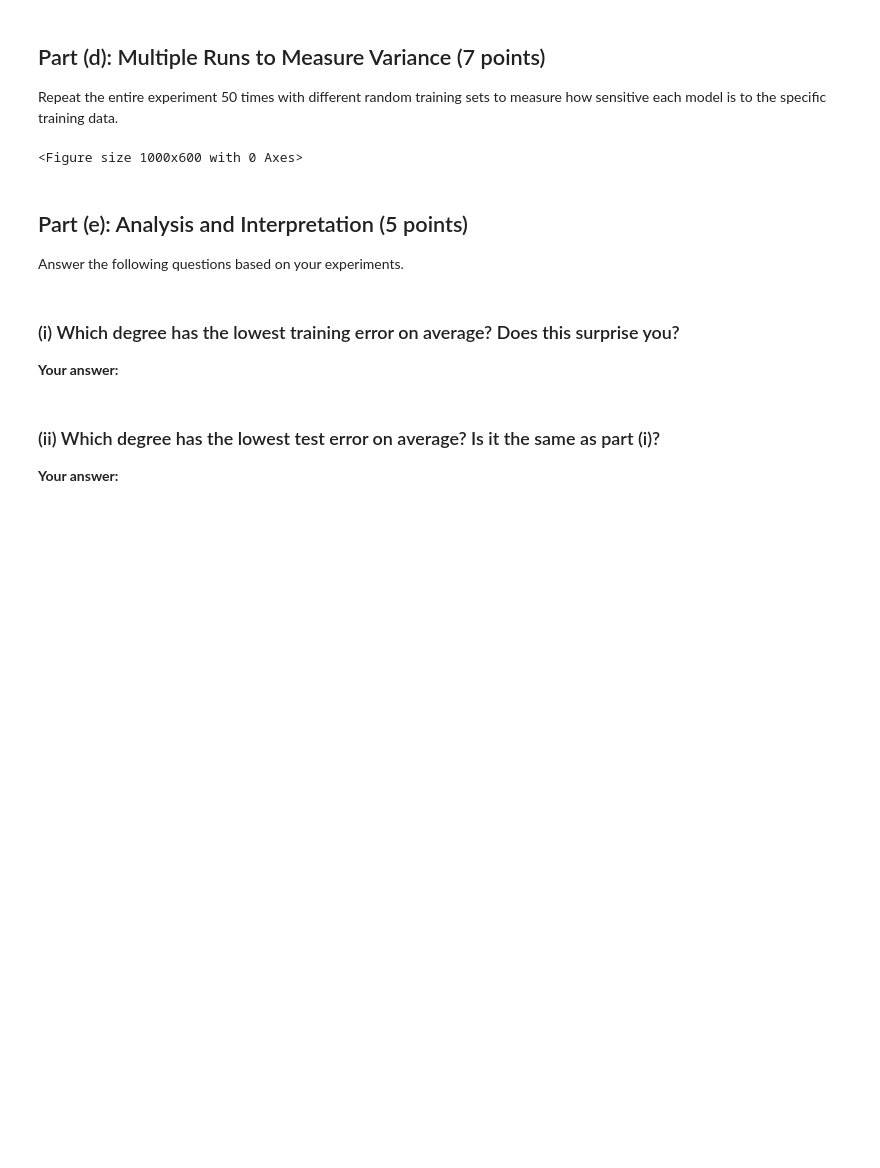
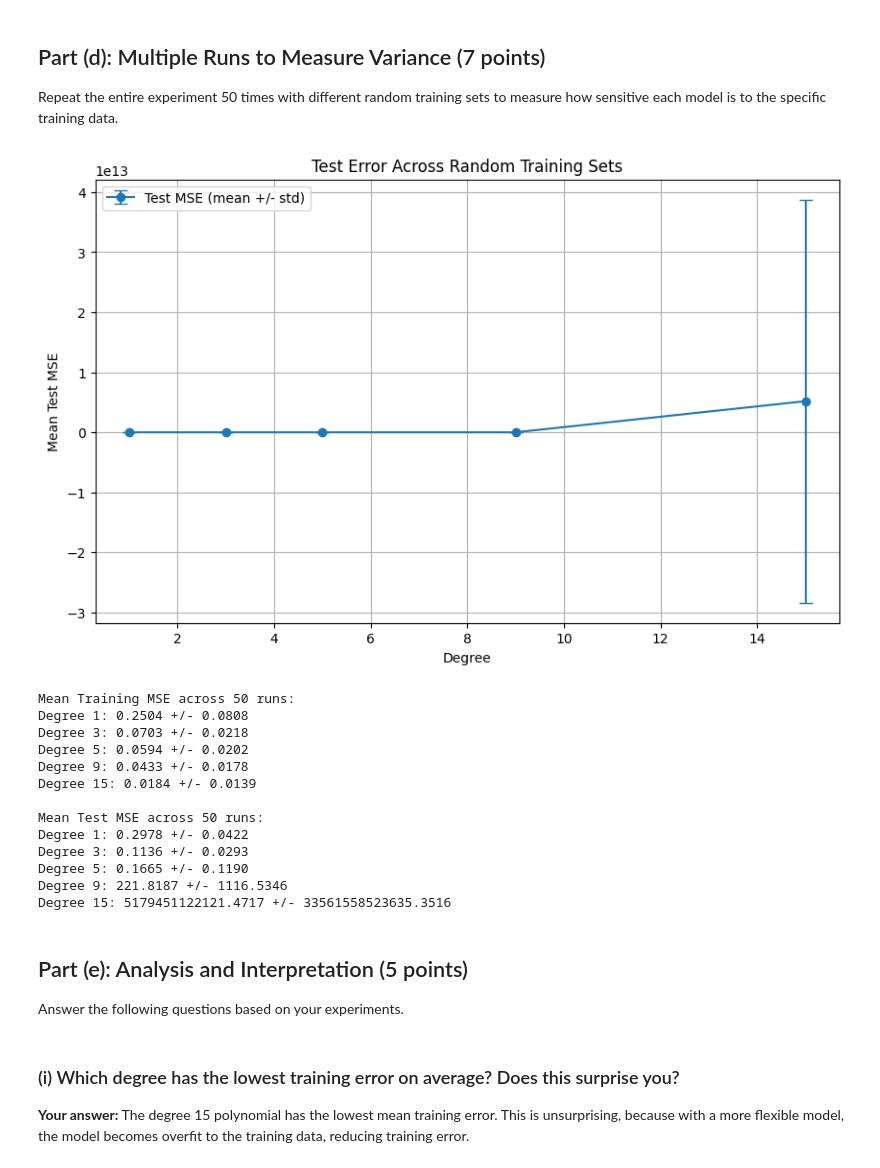
Before and after one commit to Archangel4148/Classwork, a Jupyter notebook: CS5480/Assignment 1/assignment1_coding.ipynb, the cells around one changed output. Saved outputs shown, nothing was run; the diff lists cells and outputs as text; code cells hidden in the pictures; blank space fills up the shorter version.

```diff
--- a/CS5480/Assignment 1/assignment1_coding.ipynb
+++ b/CS5480/Assignment 1/assignment1_coding.ipynb
@@ -183,6 +193,7 @@ Repeat the entire experiment 50 times with different random training sets to mea
 # %%
 n_runs = 50
 test_mse_runs = {d: [] for d in degrees}
+train_mse_runs = {d: [] for d in degrees}
 
 # Use a fixed test set for all runs (for fair comparison)
 np.random.seed(123)
@@ -192,45 +203,77 @@ y_test_fixed = true_function(X_test_fixed) + np.random.normal(0, 0.3, 100)
 for run in range(n_runs):
     # Generate new training data with different random seed
     X_train_run = np.random.uniform(0, 1, n_train)
     y_train_run = true_function(X_train_run) + np.random.normal(0, 0.3, n_train)
 
     for d in degrees:
         # TODO: Fit polynomial of degree d using the new training data (X_train_run, y_train_run)
-        # coeffs = ...
+        coeffs = np.polyfit(x=X_train_run, y=y_train_run, deg=d)
 
         # TODO: Compute test MSE on the fixed test set (X_test_fixed, y_test_fixed)
-        # test_mse = ...
+        test_mse  = compute_mse(X_test_fixed,  y_test_fixed,  coeffs)
+        train_mse = compute_mse(X_train_run, y_train_run, coeffs)
 
         # TODO: Append the test_mse to the list for this degree
-        # test_mse_runs[d].append(test_mse)
-
-        pass
+        test_mse_runs[d].append(test_mse)
+        train_mse_runs[d].append(train_mse)
 
 # TODO: Compute mean and standard deviation of test MSE across runs for each degree
 # Hint: Use np.mean() and np.std() on the lists in test_mse_runs
-# mean_test_mse = ...
-# std_test_mse = ...
+mean_test_mse = [np.mean(test_mse_runs[d]) for d in degrees]
+std_test_mse  = [np.std(test_mse_runs[d])  for d in degrees]
+
+mean_train_mse = [np.mean(train_mse_runs[d]) for d in degrees]
+std_train_mse  = [np.std(train_mse_runs[d])  for d in degrees]
 
 # TODO: Create a plot with error bars
 # x-axis: polynomial degree
 # y-axis: mean test MSE
 # error bars: +/- 1 standard deviation
 
 plt.figure(figsize=(10, 6))
 
 # TODO: Use plt.errorbar to visualize the variance
-# plt.errorbar(...)
+plt.errorbar(
+    x=degrees,
+    y=mean_test_mse,
+    yerr=std_test_mse,
+    fmt='o-',
+    capsize=5,
+    label="Test MSE (mean +/- std)"
+)
 
 # TODO: Add labels, title, grid
+plt.xlabel("Degree")
+plt.ylabel("Mean Test MSE")
+plt.title("Test Error Across Random Training Sets")
+plt.grid(True)
+plt.legend()
 
 plt.show()
 
 # Print results (this part can stay or be commented out if you want them to write it)
-# print("\nMean Test MSE across 50 runs:")
-# for d in degrees:
-#     print(f"Degree {d:2d}: {mean_test_mse[d]:.4f} +/- {std_test_mse[d]:.4f}")
+print("\nMean Training MSE across 50 runs:")
+for degree, mean, std in zip(degrees, mean_train_mse, std_train_mse):
+    print(f"Degree {degree}: {mean:.4f} +/- {std:.4f}")
+
+print("\nMean Test MSE across 50 runs:")
+for degree, mean, std in zip(degrees, mean_test_mse, std_test_mse):
+    print(f"Degree {degree}: {mean:.4f} +/- {std:.4f}")
 # %% [output]
+[figure, added]
-<Figure size 1000x600 with 0 Axes>
+Mean Training MSE across 50 runs:
+Degree 1: 0.2504 +/- 0.0808
+Degree 3: 0.0703 +/- 0.0218
+Degree 5: 0.0594 +/- 0.0202
+Degree 9: 0.0433 +/- 0.0178
+Degree 15: 0.0184 +/- 0.0139
+
+Mean Test MSE across 50 runs:
+Degree 1: 0.2978 +/- 0.0422
+Degree 3: 0.1136 +/- 0.0293
+Degree 5: 0.1665 +/- 0.1190
+Degree 9: 221.8187 +/- 1116.5346
+Degree 15: 5179451122121.4717 +/- 33561558523635.3516
 # %% [markdown]
 ## Part (e): Analysis and Interpretation (5 points)
 
@@ -238,8 +281,4 @@ Answer the following questions based on your experiments.
 # %% [markdown]
 ### (i) Which degree has the lowest training error on average? Does this surprise you?
 
-**Your answer:**
+**Your answer:** The degree 15 polynomial has the lowest mean training error. This is unsurprising, because with a more flexible model, the model becomes overfit to the training data, reducing training error.
-# %% [markdown]
-### (ii) Which degree has the lowest test error on average? Is it the same as part (i)?
-
-**Your answer:**
```
Also changed, not shown: parts of 7 cells of this notebook.
